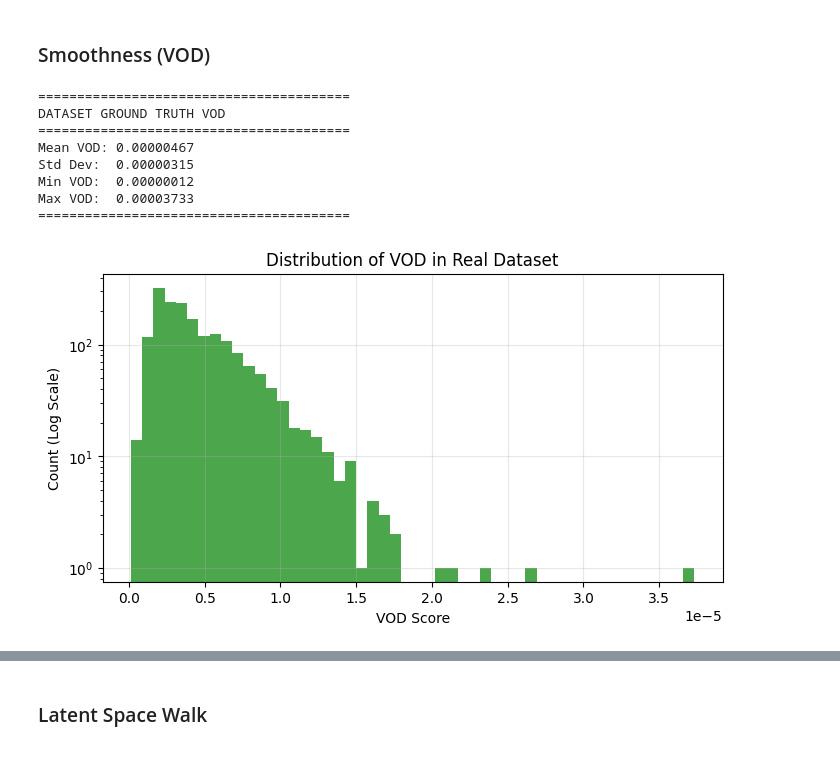
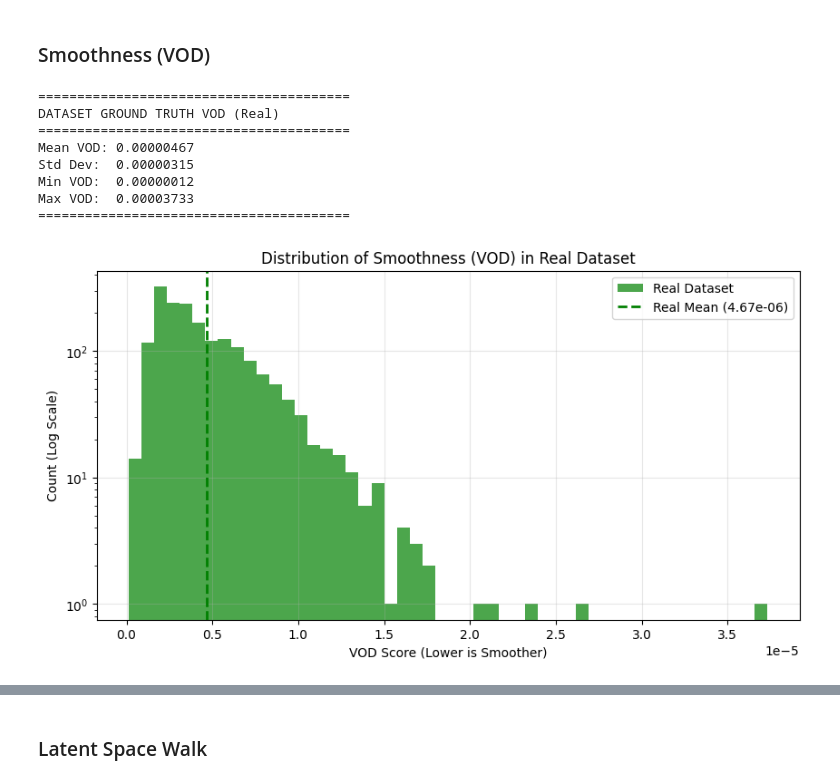
Before and after one commit to matsouto/AeroGen, a Jupyter notebook: notebook/validation/vae_validation.ipynb, the cells around one changed output, grey strips where cells are left out. Drawn from its saved outputs; the diff is of its cells as text; code cells hidden in the pictures.

```diff
--- a/notebook/validation/vae_validation.ipynb
+++ b/notebook/validation/vae_validation.ipynb
@@ -440,47 +441,56 @@ Muitos erros (38). Plotando os primeiros 16...
 # %% [markdown]
 ### Smoothness (VOD)
 # %%
+# ============================================================================
+# 1. DATASET GROUND TRUTH VOD (SMOOTHNESS)
+# ============================================================================
+# VOD (Variance of Differences) measures the "roughness" of the curve.
+# Lower values = Smoother airfoils.
+
 train_df = pd.read_json(TRAIN_DATA_PATH)
 
 # Concatenating train and validation dataframes
 full_df = pd.concat([train_df, val_df], ignore_index=True)
 
 # Converting coordinates from list to numpy arrays
 full_df["coordinates"] = full_df["coordinates"].apply(np.array)
 
 full_df["vod"] = full_df["coordinates"].apply(compute_vod_numpy)
 
-mean_vod = full_df["vod"].mean()
-std_vod = full_df["vod"].std()
-min_vod = full_df["vod"].min()
-max_vod = full_df["vod"].max()
+vod_real = full_df["vod"].values
+
+mean_vod_real = np.mean(vod_real)
+std_vod_real = np.std(vod_real)
+min_vod_real = np.min(vod_real)
+max_vod_real = np.max(vod_real)
 
 print("\n" + "="*40)
-print("DATASET GROUND TRUTH VOD")
+print("DATASET GROUND TRUTH VOD (Real)")
 print("="*40)
-print(f"Mean VOD: {mean_vod:.8f}") # Use this as your target baseline
-print(f"Std Dev:  {std_vod:.8f}")
-print(f"Min VOD:  {min_vod:.8f}")
-print(f"Max VOD:  {max_vod:.8f}")
+print(f"Mean VOD: {mean_vod_real:.8f}")  # Target Baseline
+print(f"Std Dev:  {std_vod_real:.8f}")
+print(f"Min VOD:  {min_vod_real:.8f}")
+print(f"Max VOD:  {max_vod_real:.8f}")
 print("="*40)
 
-# Optional: Plot histogram to see the distribution of smoothness in real data
-import matplotlib.pyplot as plt
-plt.figure(figsize=(8, 4))
-plt.hist(full_df["vod"], bins=50, color='green', alpha=0.7, log=True)
-plt.title("Distribution of VOD in Real Dataset")
-plt.xlabel("VOD Score")
+# Plot Histogram - Real Data
+plt.figure(figsize=(10, 5))
+plt.hist(vod_real, bins=50, color='green', alpha=0.7, log=True, label="Real Dataset")
+plt.axvline(x=mean_vod_real, color='green', linestyle='dashed', linewidth=2, label=f'Real Mean ({mean_vod_real:.2e})')
+plt.title("Distribution of Smoothness (VOD) in Real Dataset")
+plt.xlabel("VOD Score (Lower is Smoother)")
 plt.ylabel("Count (Log Scale)")
+plt.legend()
 plt.grid(True, alpha=0.3)
 plt.show()
 # %% [output]
 ========================================
-DATASET GROUND TRUTH VOD
+DATASET GROUND TRUTH VOD (Real)
 ========================================
 Mean VOD: 0.00000467
 Std Dev:  0.00000315
 Min VOD:  0.00000012
 Max VOD:  0.00003733
 ========================================
-[figure, old version]
+[figure, new version]
 # %%
```
Also changed, not shown: parts of 8 cells of this notebook, 1 other file.
